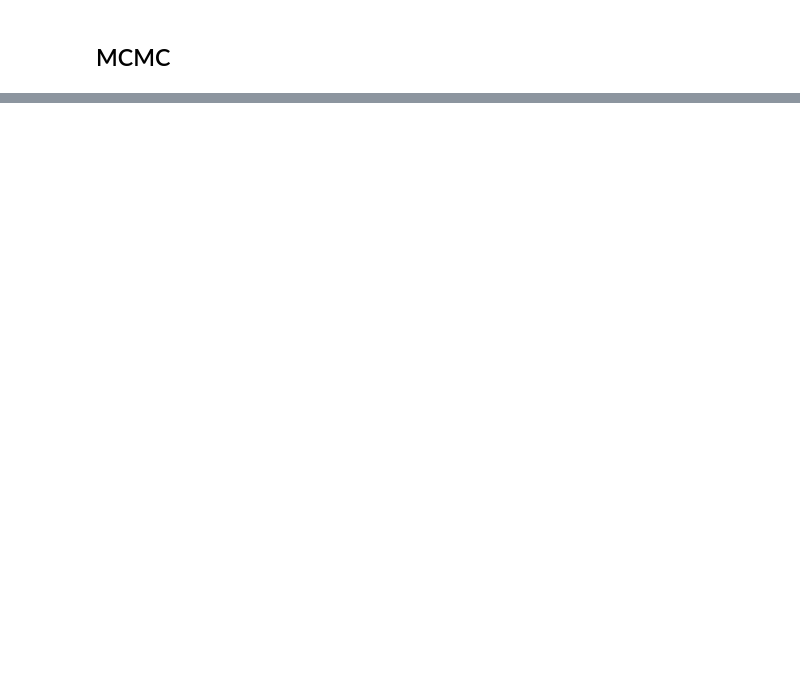
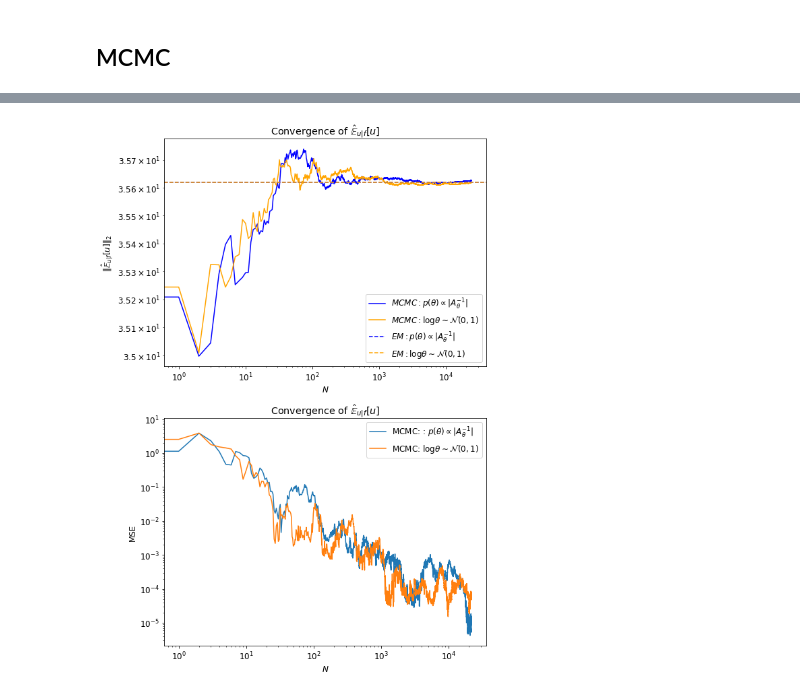
Before and after one commit to jp2011/stat-fem, a Jupyter notebook: notebooks/LHS Uncertainty.ipynb, the cells around one changed output, grey strips where cells are left out. Saved outputs shown, nothing was run; the diff lists cells and outputs as text; code cells hidden in the pictures; blank space fills up the shorter version.

```diff
--- a/notebooks/LHS Uncertainty.ipynb
+++ b/notebooks/LHS Uncertainty.ipynb
@@ -22,3 +37,13 @@ from tqdm import tqdm
+# %%
+# experiment_label = 'theta_prior_logdetA_trick'
+experiment_label = 'basic'
+
+mc_num_samples = 1_000_000
+
+mcmc_num_samples = 30_000
+num_samples_warmup = int(0.2 * mcmc_num_samples)
+
+em_num_samples = 50
 # %%
 class ThetaPriorGamma:
 
@@ -349,0 +368,70 @@ plt.colorbar()
+# %%
+u_samples_mcmc_logdet = np.load(f"MCMC_samples_{mcmc_num_samples}_lognormal_prior_nx_{nx}_theta_prior_logdetA_trick.npy")
+u_samples_mcmc_normal = np.load(f"MCMC_samples_{mcmc_num_samples}_lognormal_prior_nx_{nx}_basic.npy")
+em_u_samples_logdet = np.load(f"EM_samples_{em_num_samples}_lognormal_prior_nx_{nx}_theta_prior_logdetA_trick.npy")
+em_u_samples_normal = np.load(f"EM_samples_{em_num_samples}_lognormal_prior_nx_{nx}_basic.npy")
+# %%
+mcmc_cum_mean_logdet = np.cumsum(u_samples_mcmc_logdet[num_samples_warmup:], axis=0) / (1 + np.arange(mcmc_num_samples - num_samples_warmup))[:, np.newaxis]
+mcmc_cum_mean_normal = np.cumsum(u_samples_mcmc_normal[num_samples_warmup:], axis=0) / (1 + np.arange(mcmc_num_samples - num_samples_warmup))[:, np.newaxis]
+
+mcmc_cum_mse_logdet = np.sum(np.square(mcmc_cum_mean_logdet - mcmc_cum_mean_logdet[-1][np.newaxis, :]), axis=1)
+mcmc_cum_mse_normal = np.sum(np.square(mcmc_cum_mean_normal - mcmc_cum_mean_normal[-1][np.newaxis, :]), axis=1)
+
+max_N = mcmc_cum_mean_logdet.shape[0]
+selected_range = np.arange(0, max_N)
+
+global_plot_format = 'eps'
+
+# convergence to the solution and MSE
+fig, ax = plt.subplots(figsize=(1 * A4_INCHES_X, 1 * A4_INCHES_Y), nrows=2, ncols=1)
+ax[0].plot(selected_range, np.linalg.norm(mcmc_cum_mean_logdet[selected_range], axis=1, ord=2), color='blue')
+ax[0].plot(selected_range, np.linalg.norm(mcmc_cum_mean_normal[selected_range], axis=1, ord=2), color='orange')
+ax[0].axhline(np.linalg.norm(em_u_samples_logdet[-1], ord=2), color='blue', linestyle='--')
+ax[0].axhline(np.linalg.norm(em_u_samples_normal[-1], ord=2), color='orange', linestyle='--')
+ax[0].legend(['$MCMC: p(\\theta) \\propto \\vert A_\\theta^{-1} \\vert$', '$MCMC: \\log \\theta \\sim \\mathcal{N}(0, 1)$',
+           '$EM: p(\\theta) \\propto \\vert A_\\theta^{-1} \\vert$', '$EM: \\log \\theta \\sim \\mathcal{N}(0, 1)$'])
+ax[0].set_yscale('log')
+ax[0].set_xscale('log')
+ax[0].set_ylabel('$\Vert \\hat{\\mathbb{E}}_{u|f}[u] \Vert_2$')
+ax[0].set_xlabel('$N$')
+ax[0].set_title("Convergence of $\\hat{\\mathbb{E}}_{u|f}[u]$")
+
+ax[1].plot(selected_range[:-2000], mcmc_cum_mse_logdet[selected_range[:-2000]])
+ax[1].plot(selected_range[:-2000], mcmc_cum_mse_normal[selected_range[:-2000]])
+ax[1].legend(['MCMC: : $p(\\theta) \\propto \\vert A_\\theta^{-1} \\vert$', 'MCMC: $\\log \\theta \\sim \\mathcal{N}(0, 1)$'])
+ax[1].set_yscale('log')
+ax[1].set_xscale('log')
+ax[1].set_ylabel('MSE')
+ax[1].set_xlabel('$N$')
+ax[1].set_title("Convergence of $\\hat{\\mathbb{E}}_{u|f}[u]$")
+plt.tight_layout()
+plt.savefig(fig_path / f'logdet-trick-convergence.{global_plot_format}', bbox_inches="tight")
+plt.show()
+
+# difference in the estimates
+
+fig = plt.figure(figsize=(1 * A4_INCHES_X, 1 * A4_INCHES_Y))
+ax1 = plt.subplot2grid((2, 1), (0, 0))
+ax2 = plt.subplot2grid((2, 1), (1, 0))
+
+# fig, ax = plt.subplots(figsize=(0.6 * A4_INCHES_X, 0.35 * A4_INCHES_Y), nrows=1, ncols=3)
+ax1.plot(selected_range, np.linalg.norm(mcmc_cum_mean_logdet[selected_range] - mcmc_cum_mean_normal[selected_range], axis=1, ord=2))
+ax1.set_yscale('log')
+ax1.set_xscale('log')
+ax1.set_ylabel("$\\Vert \\hat{\\mathbb{E}}_{u|f, p(\\theta) \\propto \\vert A_\\theta^{-1} \\vert}[u] - \\hat{\\mathbb{E}}_{u|f, \\log \\theta \\sim \\mathcal{N}(0, 1)}[u] \\Vert_2 $")
+ax1.set_xlabel('$N$')
+ax1.set_title("Difference in the expected solutions (MCMC only)")
+# plt.savefig(fig_path / f'logdet-trick-solution-difference-norm.{global_plot_format}', bbox_inches="tight")
+# plt.show()
+
+# fig, ax = plt.subplots(figsize=(0.4 * A4_INCHES_X, 0.35 * A4_INCHES_Y))
+diff_mcmc_mc_u = ax2.tripcolor(mesh.coordinates.vector().dat.data[:, 0],
+                               mesh.coordinates.vector().dat.data[:, 1],
+                               np.abs(mcmc_cum_mean_normal[-1] - mcmc_cum_mean_logdet[-1]))
+cbar = fig.colorbar(diff_mcmc_mc_u)
+cbar.ax.set_ylabel('$\\vert \\mathbb{E}_{u|f, p(\\theta) \\propto \\vert A_\\theta^{-1} \\vert}[u] - \\mathbb{E}_{u|f, \\log \\theta \\sim \\mathcal{N}(0, 1)}[u] \\vert $')
+ax2.set_title("Difference in the expected solutions (MCMC only)")
+plt.tight_layout()
+plt.savefig(fig_path / f'logdet-trick-solution-difference.{global_plot_format}', bbox_inches="tight")
+plt.show()
+# %% [output]
@@ -349,0 +442 @@ plt.colorbar()
+[figure, added]
```
Also changed, not shown: parts of 33 cells of this notebook, 6 other files.
